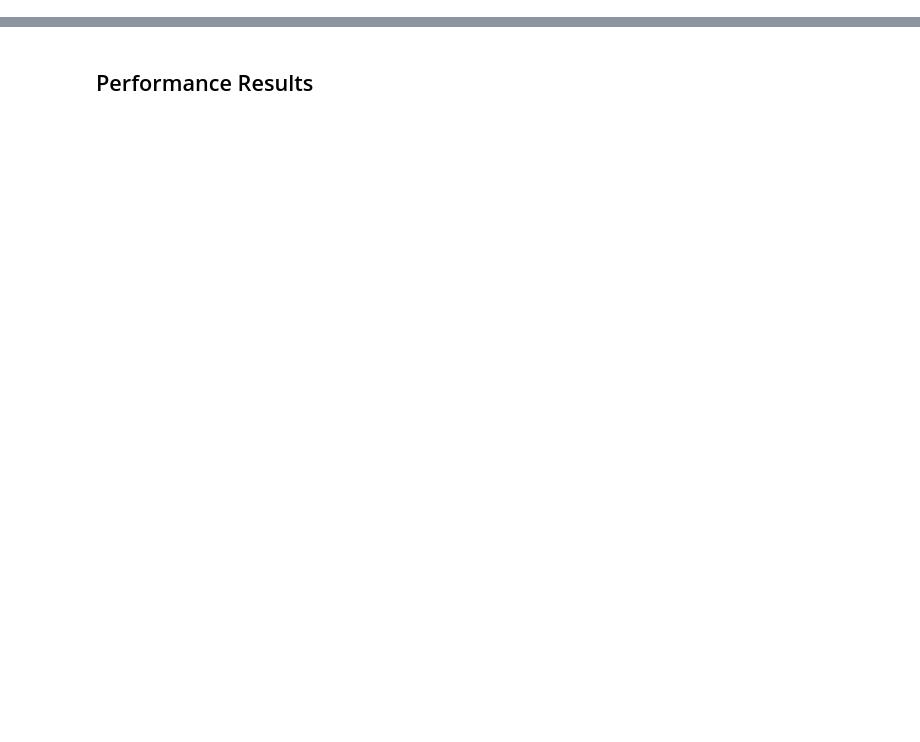
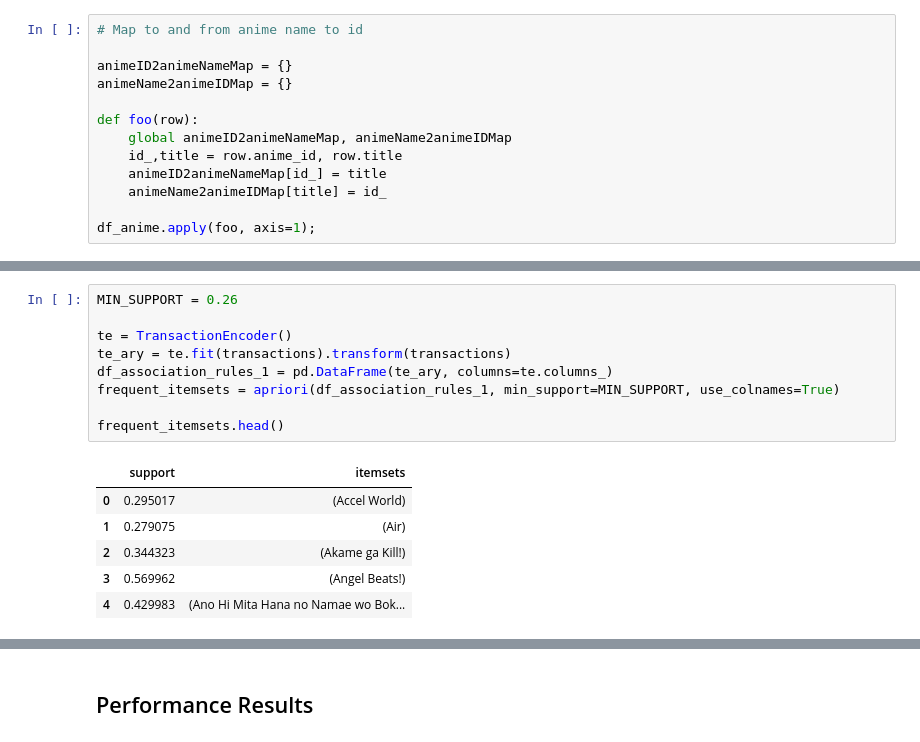
Before and after one commit to warrenmwang/csci349_final_project, a Jupyter notebook: Final_Report.ipynb, the cells around one changed output, grey strips where cells are left out. Saved outputs shown, nothing was run; the diff lists cells and outputs as text; blank space fills up the shorter version.

```diff
--- a/Final_Report.ipynb
+++ b/Final_Report.ipynb
@@ -13,0 +128,13 @@ There is a lot of data here to inspect.
+# %%
+# Map to and from anime name to id
+
+animeID2animeNameMap = {}
+animeName2animeIDMap = {}
+
+def foo(row):
+    global animeID2animeNameMap, animeName2animeIDMap
+    id_,title = row.anime_id, row.title
+    animeID2animeNameMap[id_] = title
+    animeName2animeIDMap[title] = id_
+
+df_anime.apply(foo, axis=1);
@@ -15,0 +337,16 @@ There is a lot of data here to inspect.
+# %%
+MIN_SUPPORT = 0.26
+
+te = TransactionEncoder()
+te_ary = te.fit(transactions).transform(transactions)
+df_association_rules_1 = pd.DataFrame(te_ary, columns=te.columns_)
+frequent_itemsets = apriori(df_association_rules_1, min_support=MIN_SUPPORT, use_colnames=True)
+
+frequent_itemsets.head()
+# %% [output]
+|  | support | itemsets |
+| 0 | 0.295017 | (Accel World) |
+| 1 | 0.279075 | (Air) |
+| 2 | 0.344323 | (Akame ga Kill!) |
+| 3 | 0.569962 | (Angel Beats!) |
+| 4 | 0.429983 | (Ano Hi Mita Hana no Namae wo Bok... |
```
Also changed, not shown: parts of 47 cells of this notebook, 1 other file.
